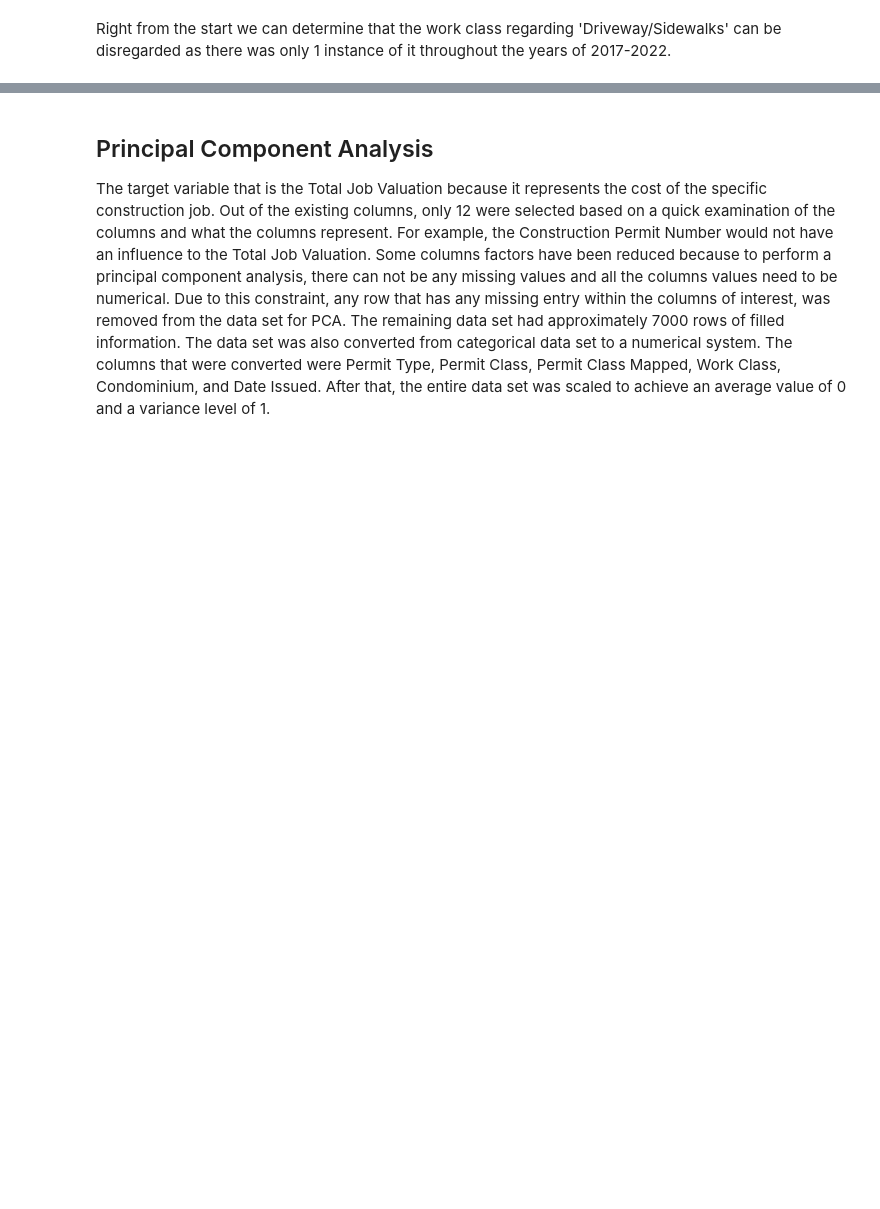
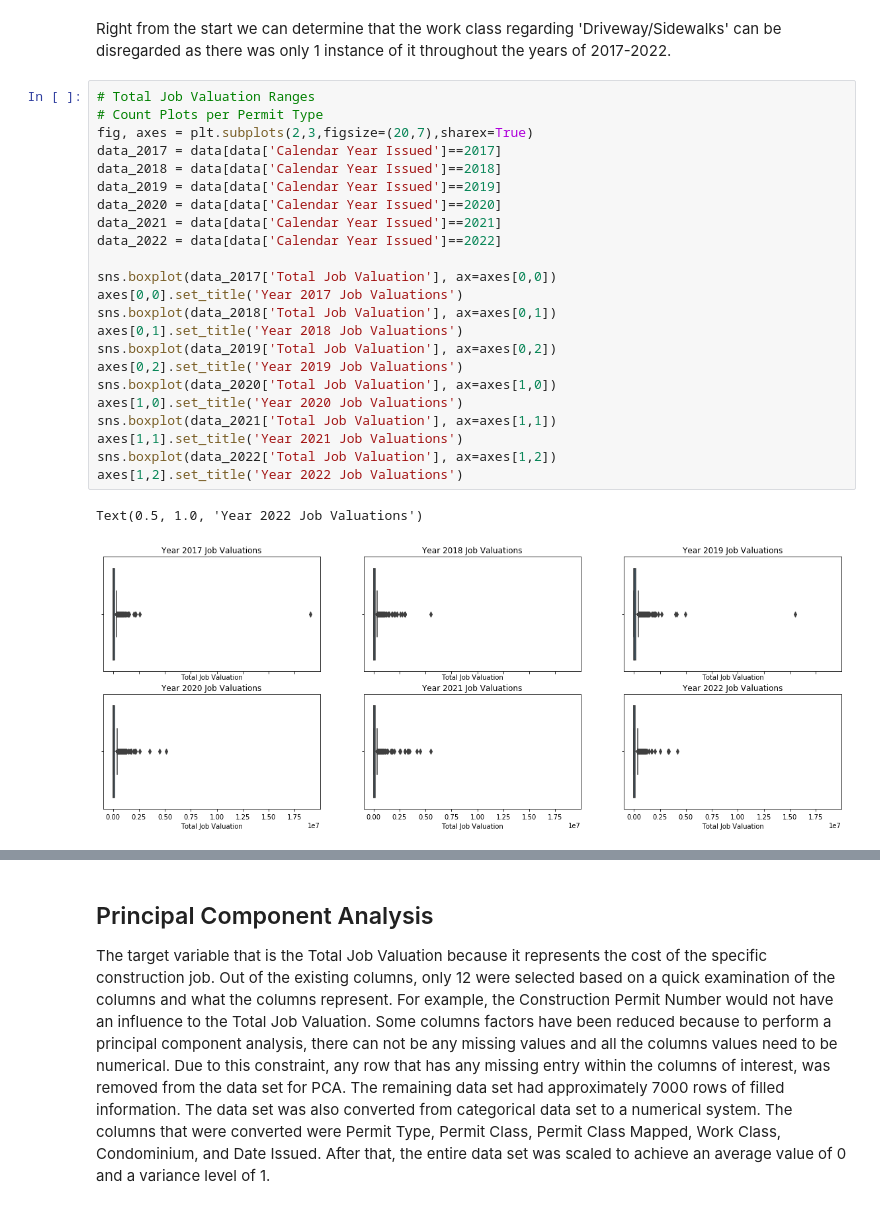
Before and after one commit to Josephslee99/CSE4-587Project, a Jupyter notebook: phase1.ipynb, the cells around one changed output, grey strips where cells are left out. Cells and saved outputs as stored; diff of their text form; blank space fills up the shorter version.

Commit message:
added range and more words

```diff
--- a/phase1.ipynb
+++ b/phase1.ipynb
@@ -183,3 +183,29 @@ axes[3].legend(loc='upper right')
 [figure]
 # %% [markdown]
 Right from the start we can determine that the work class regarding 'Driveway/Sidewalks' can be disregarded as there was only 1 instance of it throughout the years of 2017-2022.
+# %%
+# Total Job Valuation Ranges
+# Count Plots per Permit Type
+fig, axes = plt.subplots(2,3,figsize=(20,7),sharex=True)
+data_2017 = data[data['Calendar Year Issued']==2017]
+data_2018 = data[data['Calendar Year Issued']==2018]
+data_2019 = data[data['Calendar Year Issued']==2019]
+data_2020 = data[data['Calendar Year Issued']==2020]
+data_2021 = data[data['Calendar Year Issued']==2021]
+data_2022 = data[data['Calendar Year Issued']==2022]
+
+sns.boxplot(data_2017['Total Job Valuation'], ax=axes[0,0])
+axes[0,0].set_title('Year 2017 Job Valuations')
+sns.boxplot(data_2018['Total Job Valuation'], ax=axes[0,1])
+axes[0,1].set_title('Year 2018 Job Valuations')
+sns.boxplot(data_2019['Total Job Valuation'], ax=axes[0,2])
+axes[0,2].set_title('Year 2019 Job Valuations')
+sns.boxplot(data_2020['Total Job Valuation'], ax=axes[1,0])
+axes[1,0].set_title('Year 2020 Job Valuations')
+sns.boxplot(data_2021['Total Job Valuation'], ax=axes[1,1])
+axes[1,1].set_title('Year 2021 Job Valuations')
+sns.boxplot(data_2022['Total Job Valuation'], ax=axes[1,2])
+axes[1,2].set_title('Year 2022 Job Valuations')
+# %% [output]
+Text(0.5, 1.0, 'Year 2022 Job Valuations')
+[figure, added]
```
Also changed, not shown: parts of 2 cells of this notebook.
